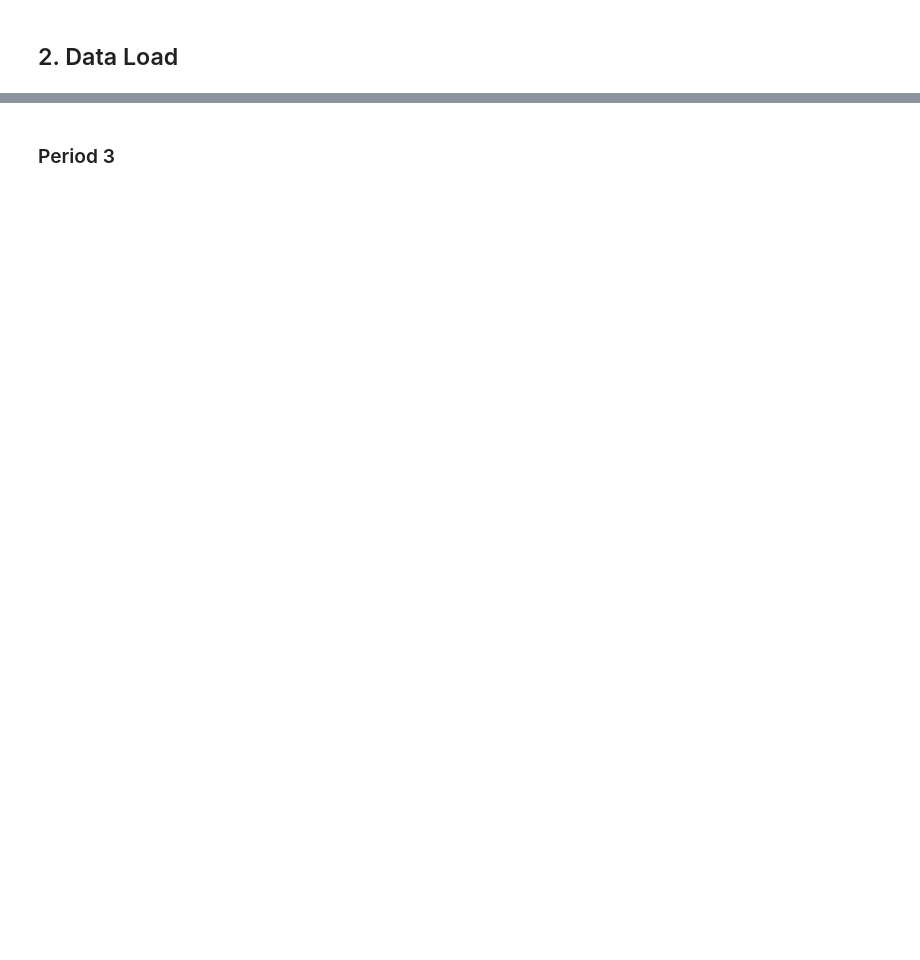
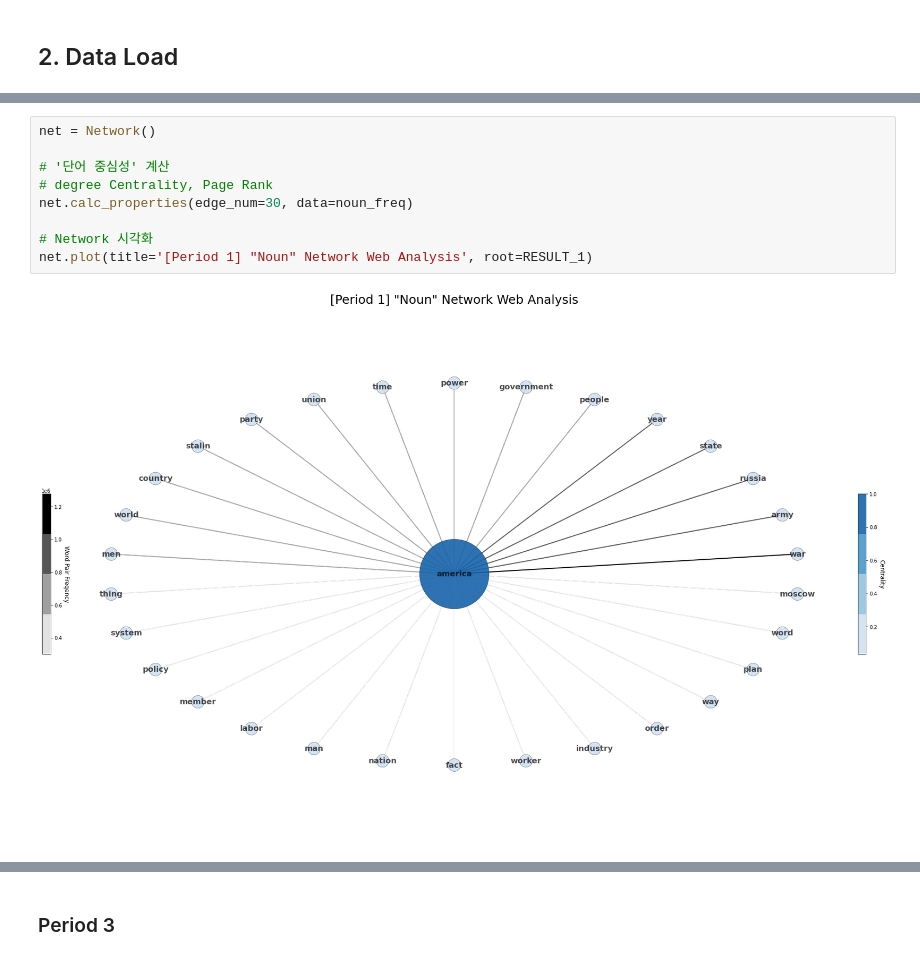
Before and after one commit to MartinusChoi/Text-Mining-Project, a Jupyter notebook: Network-Web-Analysis-ST.ipynb, the cells around one changed output, grey strips where cells are left out. Saved outputs shown, nothing was run; the diff lists cells and outputs as text; blank space fills up the shorter version.

```diff
--- a/Network-Web-Analysis-ST.ipynb
+++ b/Network-Web-Analysis-ST.ipynb
@@ -228,0 +241,11 @@ Removed : {''}
+# %%
+net = Network()
+
+# '단어 중심성' 계산
+# degree Centrality, Page Rank
+net.calc_properties(edge_num=30, data=noun_freq)
+
+# Network 시각화
+net.plot(title='[Period 1] "Noun" Network Web Analysis', root=RESULT_1)
+# %% [output]
+[figure, added]
```
Also changed, not shown: parts of 84 cells of this notebook, 39 other files.
